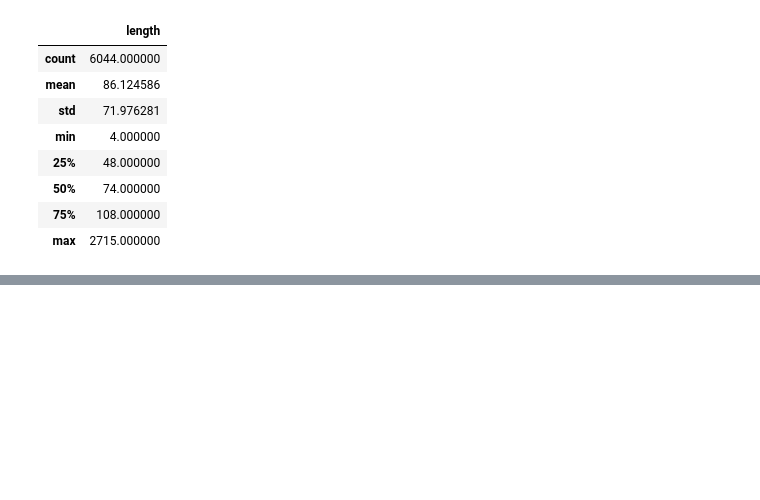
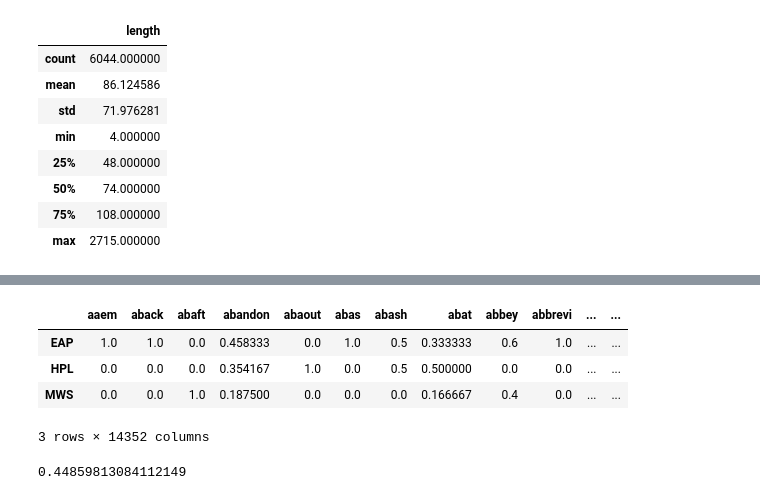
Before and after one commit to AntonKorobkov/kaggle-spooky, a Jupyter notebook: src/main.ipynb, the cells around one changed output, grey strips where cells are left out. Saved outputs shown, nothing was run; the diff lists cells and outputs as text; code cells hidden in the pictures; blank space fills up the shorter version.

```diff
--- a/src/main.ipynb
+++ b/src/main.ipynb
@@ -144,0 +238,20 @@ print(df_word.loc[df_word["word"]=="sai", "mws"])
+# %%
+pivot_part=pivot_col
+pivot_part.loc['EAP']=pivot_col.loc['EAP']/pivot_col.loc['SUMA']
+pivot_part.loc['HPL']=pivot_col.loc['HPL']/pivot_col.loc['SUMA']
+pivot_part.loc['MWS']=pivot_col.loc['MWS']/pivot_col.loc['SUMA']
+pivot_part=pivot_part.loc[['EAP', 'HPL', 'MWS']]
+pivot_part.head()
+# %% [output]
+|  | aaem | aback | abaft | abandon | abaout | abas | abash | abat | abbey | abbrevi | ... | ... |
+| EAP | 1.0 | 1.0 | 0.0 | 0.458333 | 0.0 | 1.0 | 0.5 | 0.333333 | 0.6 | 1.0 | ... | ... |
+| HPL | 0.0 | 0.0 | 0.0 | 0.354167 | 1.0 | 0.0 | 0.5 | 0.500000 | 0.0 | 0.0 | ... | ... |
+| MWS | 0.0 | 0.0 | 1.0 | 0.187500 | 0.0 | 0.0 | 0.0 | 0.166667 | 0.4 | 0.0 | ... | ... |
+3 rows × 14352 columns
+# %%
+eap_dict=pivot_part.loc['EAP'].to_dict()
+hpl_dict=pivot_part.loc['HPL'].to_dict()
+mws_dict=pivot_part.loc['MWS'].to_dict()
+eap_dict['word']
+# %% [output]
+0.44859813084112149
```
Also changed, not shown: parts of 17 cells of this notebook, 1 other file.
